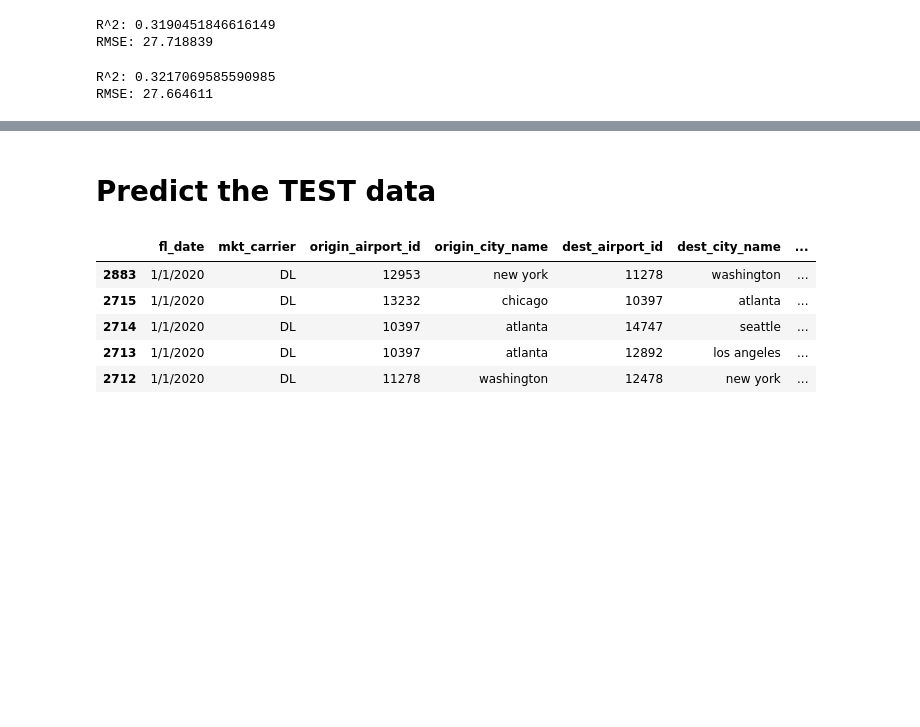
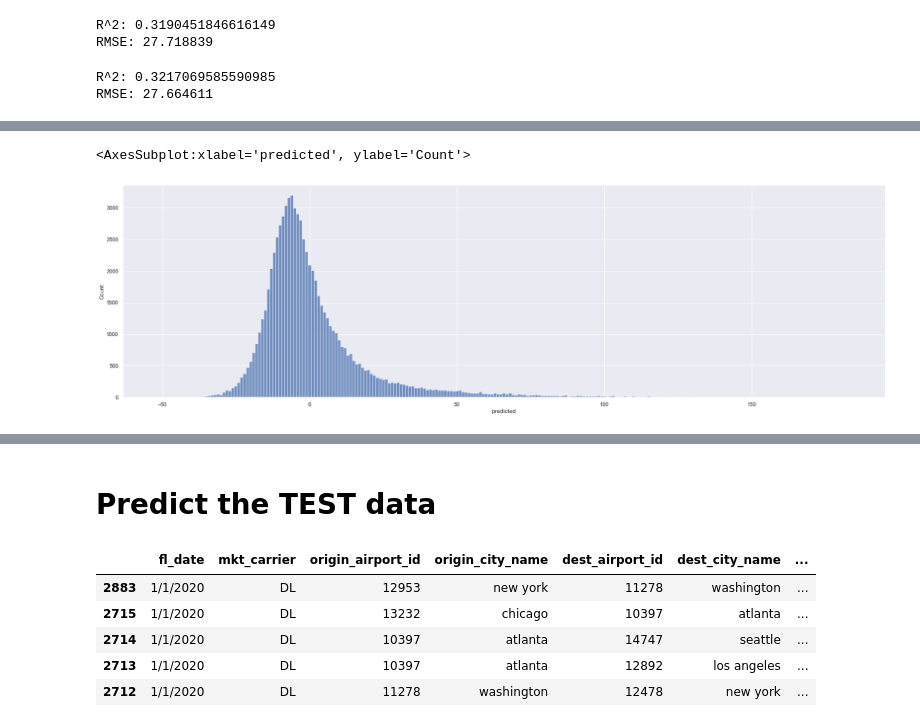
Before and after one commit to jsusnik/flight_predictions, a Jupyter notebook: delta_air_models.ipynb, the cells around one changed output, grey strips where cells are left out. Saved outputs shown, nothing was run; the diff lists cells and outputs as text; code cells hidden in the pictures; blank space fills up the shorter version.

```diff
--- a/delta_air_models.ipynb
+++ b/delta_air_models.ipynb
@@ -648,0 +752,6 @@ RMSE: 27.664611
+# %%
+sns.set(rc={'figure.figsize':(28, 8)})
+sns.histplot(data=graph_df, x="predicted", binwidth=1)
+# %% [output]
+<AxesSubplot:xlabel='predicted', ylabel='Count'>
+[figure, added]
```
Also changed, not shown: parts of 18 cells of this notebook.
